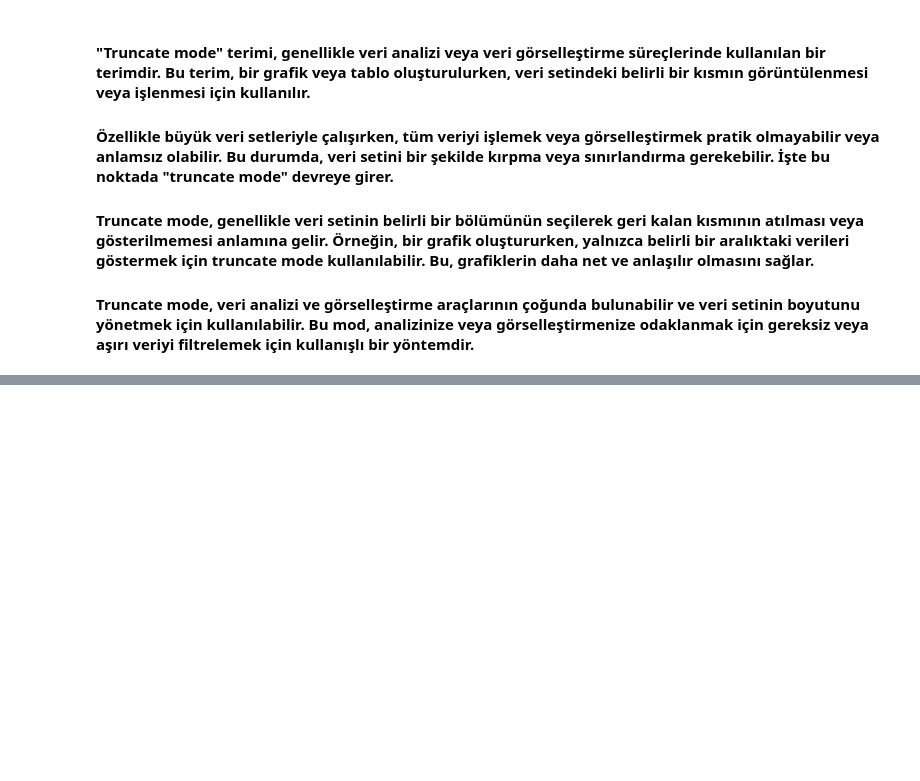
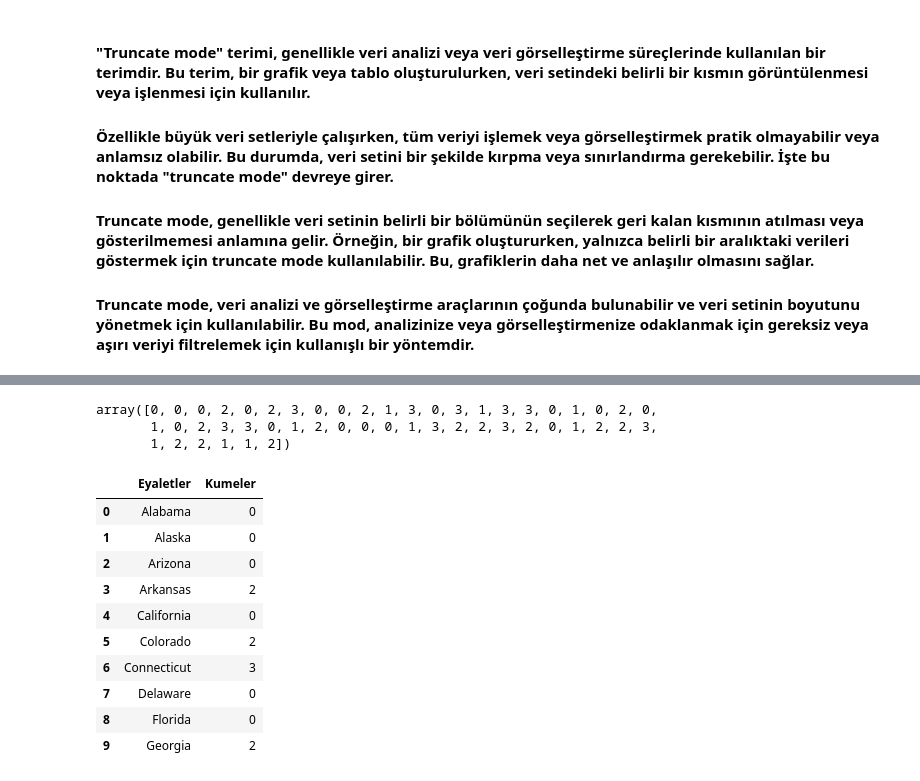
Before and after one commit to ibkya/Unsupervised-Learning-Techniques--K-Means--Hierarchical-Clustering--and-Principal-Component-Analysis, a Jupyter notebook: Unsupervised_Models_Using.ipynb, the cells around one changed output, grey strips where cells are left out. Cells and saved outputs as stored; diff of their text form; code cells hidden in the pictures; blank space fills up the shorter version.

```diff
--- a/Unsupervised_Models_Using.ipynb
+++ b/Unsupervised_Models_Using.ipynb
@@ -466,0 +518,24 @@ dendrogram(
+# %%
+from sklearn.cluster import AgglomerativeClustering
+cluster = AgglomerativeClustering(n_clusters = 4,
+                                  linkage = "ward")
+
+cluster.fit_predict(df)
+# %% [output]
+array([0, 0, 0, 2, 0, 2, 3, 0, 0, 2, 1, 3, 0, 3, 1, 3, 3, 0, 1, 0, 2, 0,
+       1, 0, 2, 3, 3, 0, 1, 2, 0, 0, 0, 1, 3, 2, 2, 3, 2, 0, 1, 2, 2, 3,
+       1, 2, 2, 1, 1, 2])
+# %%
+pd.DataFrame({"Eyaletler" : df.index, "Kumeler": cluster.fit_predict(df)})[0:10]
+# %% [output]
+|  | Eyaletler | Kumeler |
+| 0 | Alabama | 0 |
+| 1 | Alaska | 0 |
+| 2 | Arizona | 0 |
+| 3 | Arkansas | 2 |
+| 4 | California | 0 |
+| 5 | Colorado | 2 |
+| 6 | Connecticut | 3 |
+| 7 | Delaware | 0 |
+| 8 | Florida | 0 |
+| 9 | Georgia | 2 |
```
Also changed, not shown: parts of 6 cells of this notebook.
